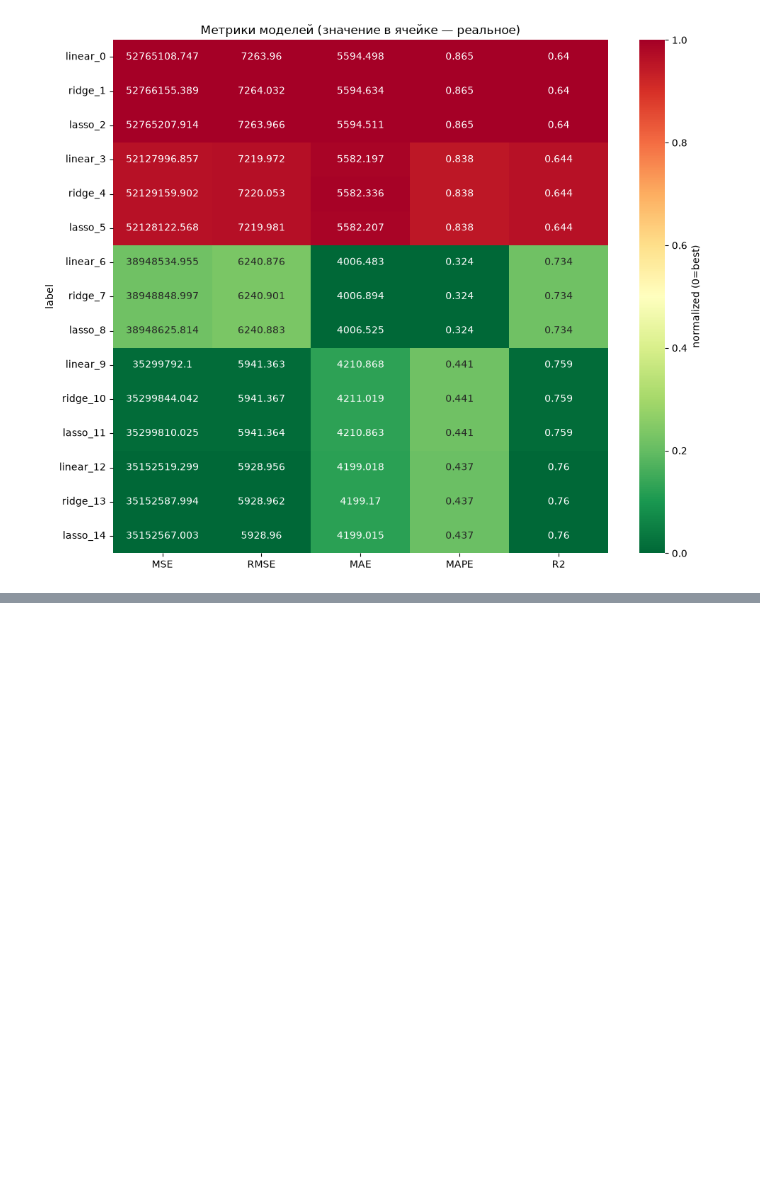
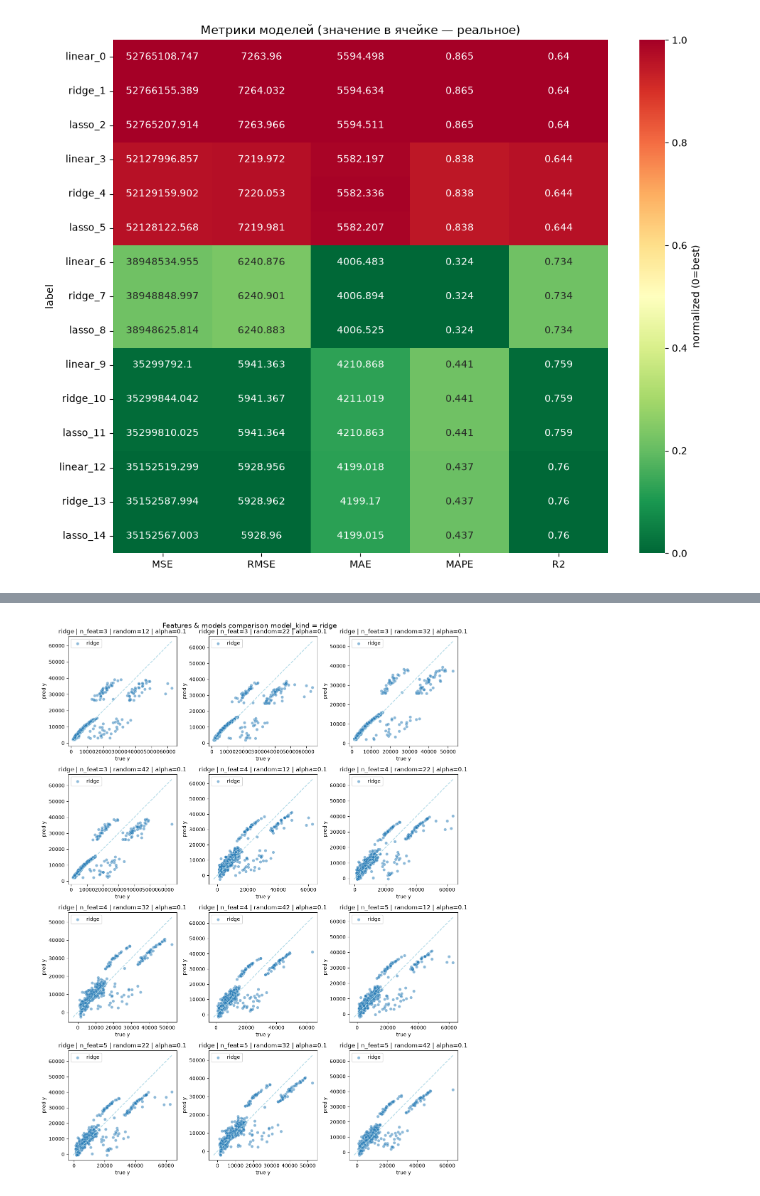
Before and after one commit to ceteravincis/dz_regressii_misskiy, a Jupyter notebook: dz-regressiya.ipynb, the cells around one changed output, grey strips where cells are left out. Saved outputs shown, nothing was run; the diff lists cells and outputs as text; code cells hidden in the pictures; blank space fills up the shorter version.

```diff
--- a/dz-regressiya.ipynb
+++ b/dz-regressiya.ipynb
@@ -578,12 +572,3 @@ def metrics_heatmap(models, figsize=(10, 8)):
 metrics_df_heatmap=metrics_heatmap(models)
 # %% [output]
 [figure]
-# %%
-# Обучим на другой спецификации (у нас по умолчанию randon_state = 42)
-models = []
-for feats in features_list:
-    for kind in ['linear', 'ridge', 'lasso']:
-        models.append(ML_insuranceLLM(df_encoded, features_col=feats,
-                                   model_kind=kind, alpha=0.1))
-
-metrics_df = compare_models(models, title='Features & models comparison randon_state = 42')
@@ -599,0 +581,19 @@ SyntaxError: invalid character '•' (U+2022) (3832814161.py, line 1)
+# %%
+features_list = [
+    ['smoker_yes', 'children', 'age'],
+    ['smoker_yes', 'children', 'age', 'bmi'],
+    ['smoker_yes', 'children', 'age', 'bmi','region_northeast']
+]
+# features = ['age', 'bmi', 'children', 'smoker_yes', 'region_northeast', 'region_northwest', 'region_southeast', 'region_southwest']
+
+
+# Обучим на других спецификациях (у нас по умолчанию randon_state = 42) и на  model_kind='ridge'
+models = []
+for feats in features_list:
+    for random_state in [12, 22, 32, 42]:
+        models.append(ML_insuranceLLM(df_encoded, features_col=feats,
+                                   model_kind='ridge', random_state = random_state))
+
+metrics_df = compare_models(models, title=f'Features & models comparison model_kind = ridge')
+# %% [output]
+[figure, added]
```
Also changed, not shown: parts of 13 cells of this notebook.
